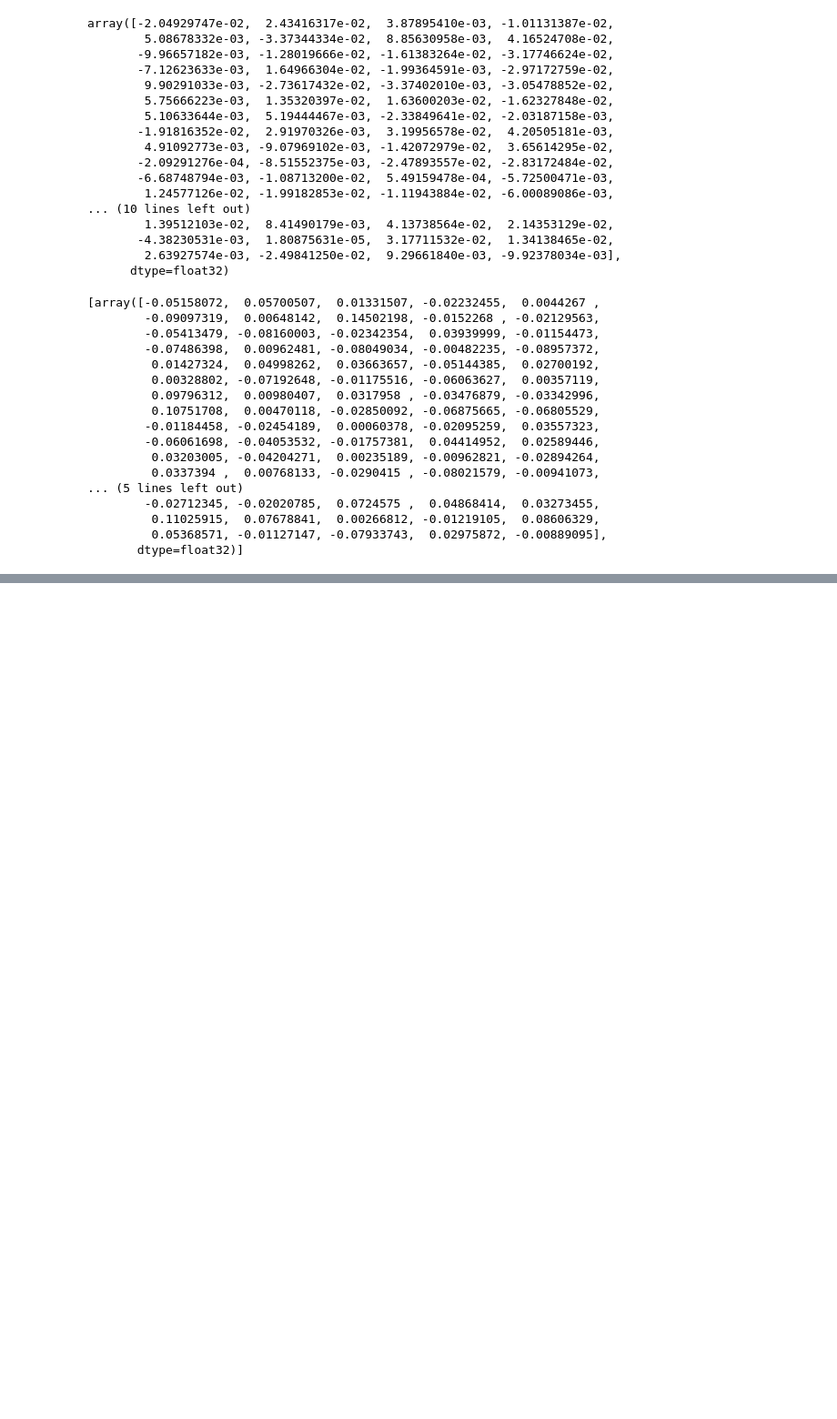
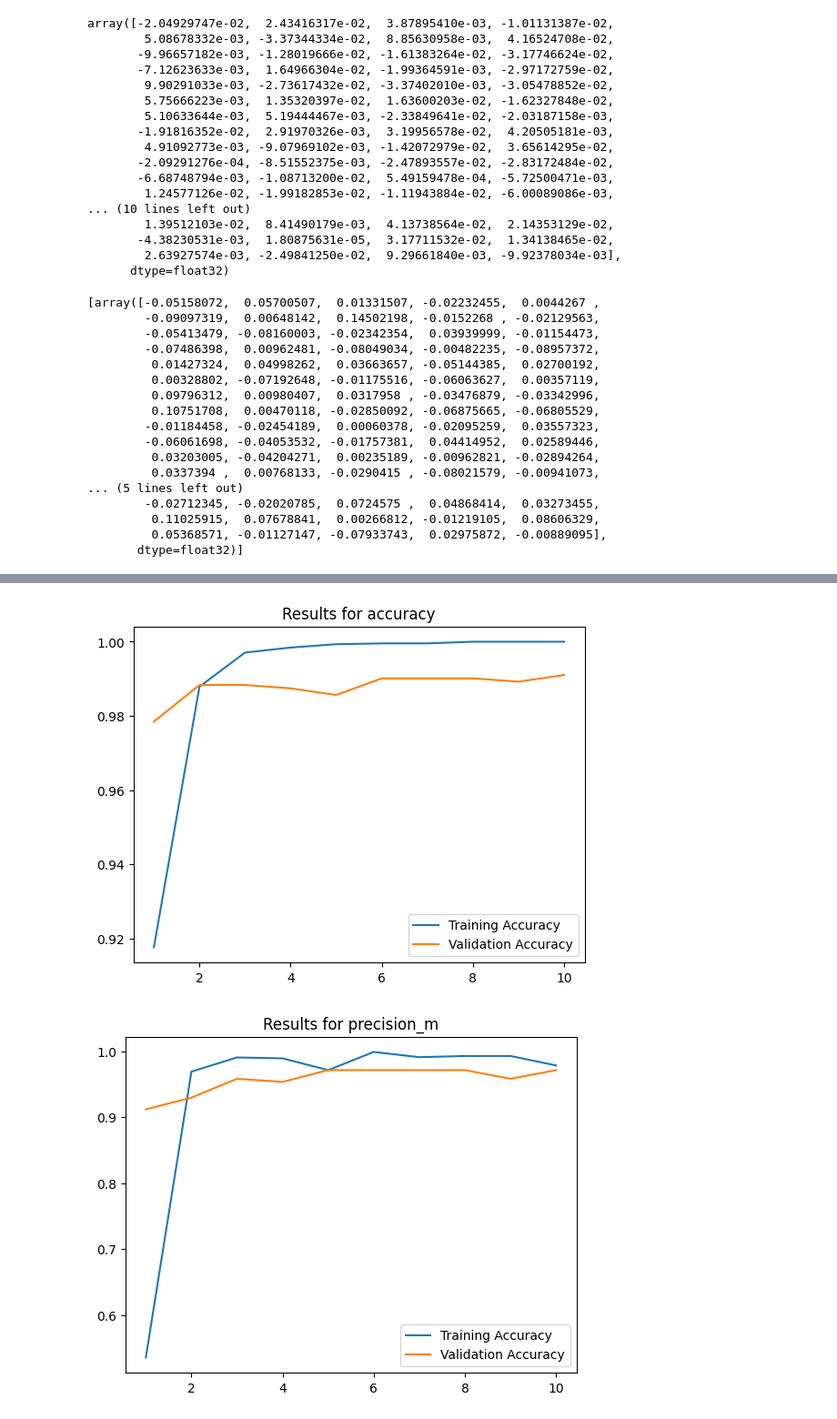
Before and after one commit to jyoung10078/NLP_Project, a Jupyter notebook: NLPTutorial_Notes.ipynb, the cells around one changed output, grey strips where cells are left out. Shown: that part at 91% size. Saved outputs shown, nothing was run; the diff lists cells and outputs as text; code cells hidden in the pictures; blank space fills up the shorter version.

Commit message:
Probably need one last night on this

```diff
--- a/NLPTutorial_Notes.ipynb
+++ b/NLPTutorial_Notes.ipynb
@@ -541,0 +612,5 @@ vectors[0]
+# %%
+# We need to standardize the length of our sequences for our machine learning model
+# We are setting the length of the text messages to 50. If it's longer, it'll be truncated, and if it's too short, it'll get padded with zeroes.
+X_train_seq_padded = pad_sequences(X_train_seq, 50)
+X_test_seq_padded = pad_sequences(X_test_seq, 50)
@@ -541,0 +645,10 @@ vectors[0]
+# %%
+# Construct a simple RNN model
+model = Sequential()
+
+# This 32 parameter can be tuned
+model.add(Embedding(len(tokenizer.index_word)+1, 32))
+model.add(LSTM(32, dropout = 0, recurrent_dropout = 0)) #The dropout is a way to regularize the RNN
+model.add(Dense(32, activation = 'relu')) # Relu is popular for activation function
+model.add(Dense(1, activation = 'sigmoid'))
+model.summary()
@@ -541,0 +673,10 @@ vectors[0]
+# %%
+# Compile the model
+model.compile(optimizer = 'adam',
+              loss = 'binary_crossentropy',
+              metrics=['accuracy', precision_m, recall_m])
+# %%
+# Fit the RNN Model
+history = model.fit(X_train_seq_padded, y_train,
+                    batch_size = 32, epochs = 10,
+                    validation_data = (X_test_seq_padded, y_test))
@@ -541,0 +727,18 @@ vectors[0]
+# %%
+# Plot the evaluation metrics by each epoch for the model to see if we are over or underfitting
+import matplotlib.pyplot as plt
+
+for i in ['accuracy', 'precision_m', 'recall_m']:
+    acc = history.history[i]
+    val_acc = history.history['val_{}'.format(i)]
+    epochs = range(1, len(acc) + 1)
+
+    plt.figure()
+    plt.plot(epochs, acc, label = 'Training Accuracy')
+    plt.plot(epochs, val_acc, label = 'Validation Accuracy')
+    plt.title('Results for {}'.format(i))
+    plt.legend()
+    plt.show()
+# %% [output]
+[figure, added]
+[figure, added]
```
Also changed, not shown: parts of 15 cells of this notebook.
